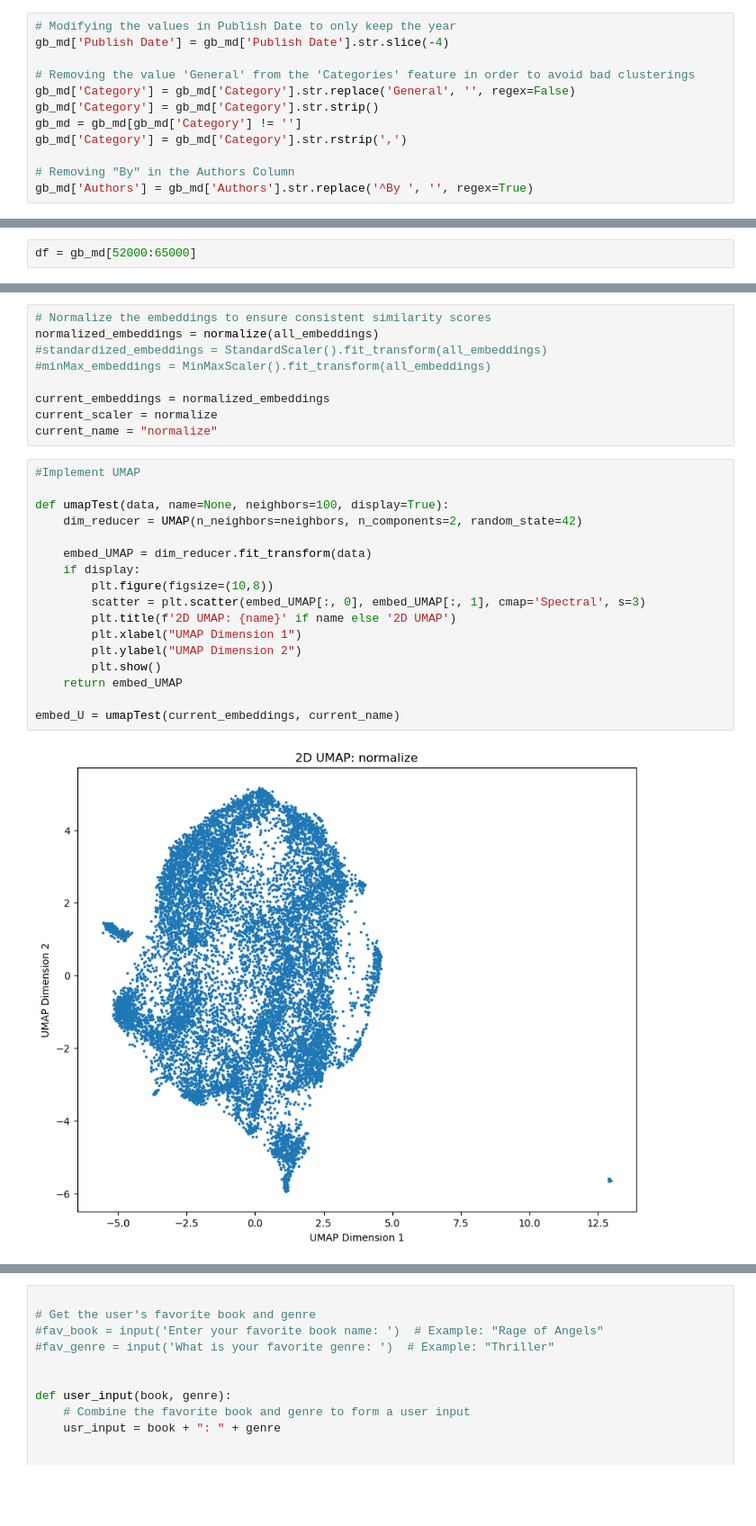
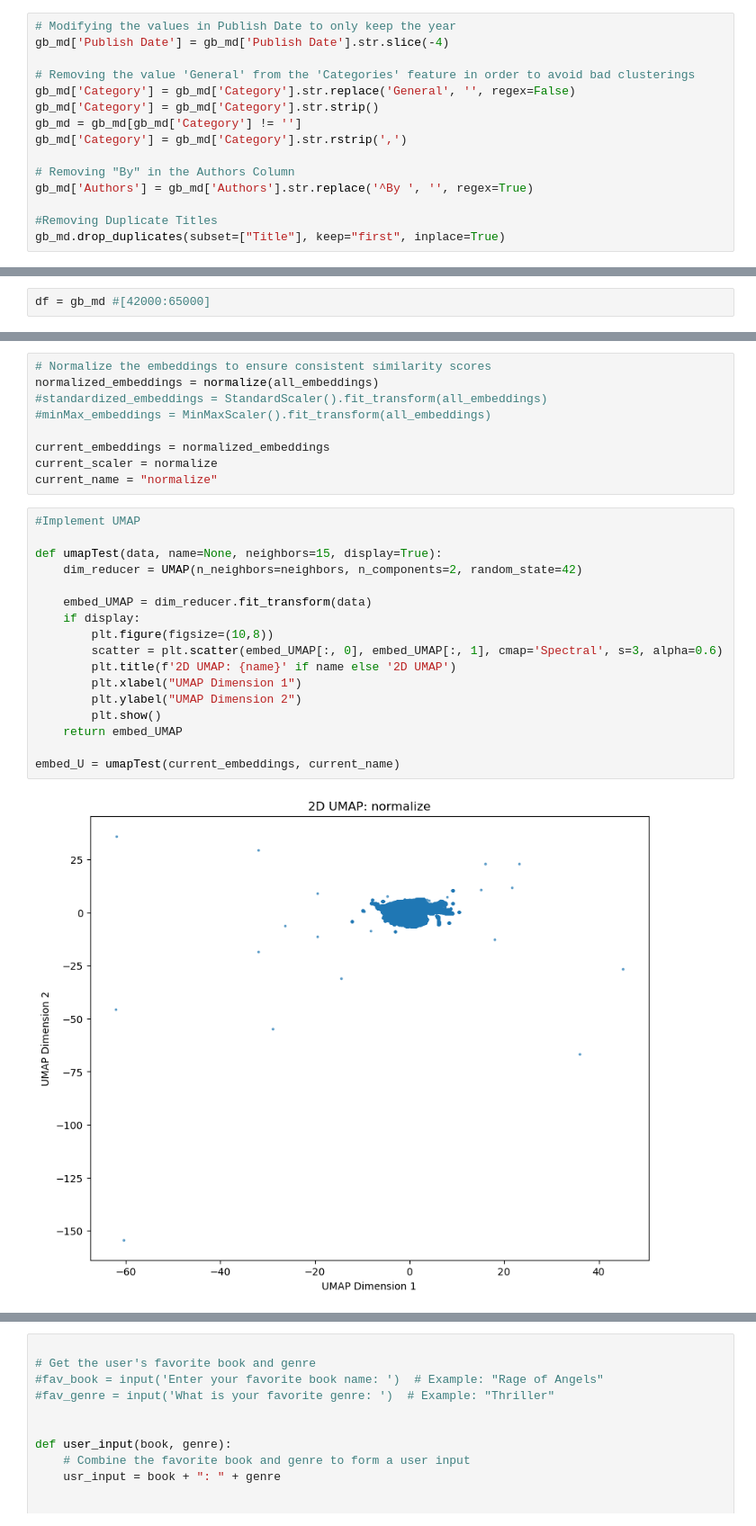
Before and after one commit to rainyday21/Book-Recommender-System-CS-5660-Final, a Jupyter notebook: CS5660_final_copy.ipynb, the cells around one changed output, grey strips where cells are left out. Shown: that part at 90% size. Drawn from its saved outputs; the diff is of its cells as text; blank space fills up the shorter version.

```diff
--- a/CS5660_final_copy.ipynb
+++ b/CS5660_final_copy.ipynb
@@ -84,6 +84,9 @@ gb_md['Category'] = gb_md['Category'].str.rstrip(',')
 
 # Removing "By" in the Authors Column
 gb_md['Authors'] = gb_md['Authors'].str.replace('^By ', '', regex=True)
+
+#Removing Duplicate Titles
+gb_md.drop_duplicates(subset=["Title"], keep="first", inplace=True)
 # %%
 # Demonstrating the first five observations of our "clean" data
 gb_md.head()
@@ -95,7 +98,7 @@ gb_md.head()
 | 11 | Germs : Biological Weapons and Am... | Miller, Judith, Engelberg, Stephe... | Deadly germs sprayed in shopping ... | Technology & Engineering , Milita... | 2001 |
 | 13 | The Good Book: Reading the Bible ... | Gomes, Peter J. | "The Bible and the social and mor... | Religion , Biblical Biography | 1998 |
 # %%
-df = gb_md[52000:65000]
+df = gb_md #[42000:65000]
 # %%
 df.head()
 # %% [output]
@@ -193,19 +196,19 @@ current_name = "normalize"
 # %%
 #Implement UMAP
 
-def umapTest(data, name=None, neighbors=100, display=True):
+def umapTest(data, name=None, neighbors=15, display=True):
     dim_reducer = UMAP(n_neighbors=neighbors, n_components=2, random_state=42)
 
     embed_UMAP = dim_reducer.fit_transform(data)
     if display:
         plt.figure(figsize=(10,8))
-        scatter = plt.scatter(embed_UMAP[:, 0], embed_UMAP[:, 1], cmap='Spectral', s=3)
+        scatter = plt.scatter(embed_UMAP[:, 0], embed_UMAP[:, 1], cmap='Spectral', s=3, alpha=0.6)
         plt.title(f'2D UMAP: {name}' if name else '2D UMAP')
         plt.xlabel("UMAP Dimension 1")
         plt.ylabel("UMAP Dimension 2")
         plt.show()
     return embed_UMAP
 
 embed_U = umapTest(current_embeddings, current_name)
 # %% [output]
-[figure, old version]
+[figure, new version]
```
Also changed, not shown: parts of 8 cells of this notebook.
